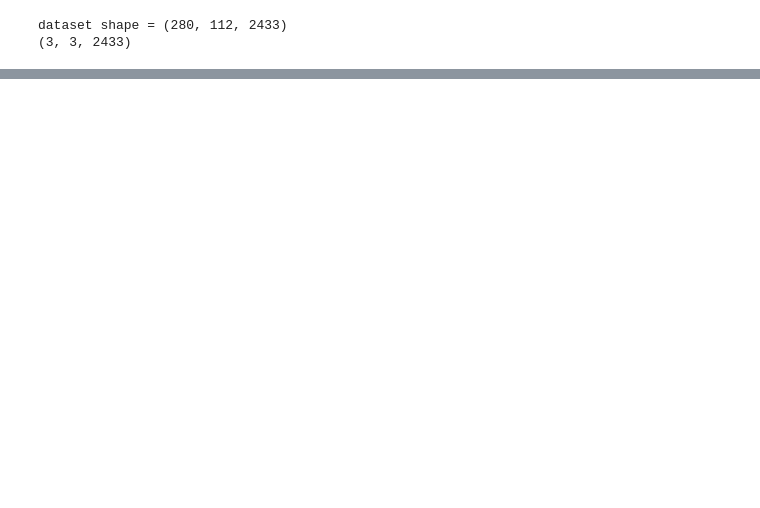
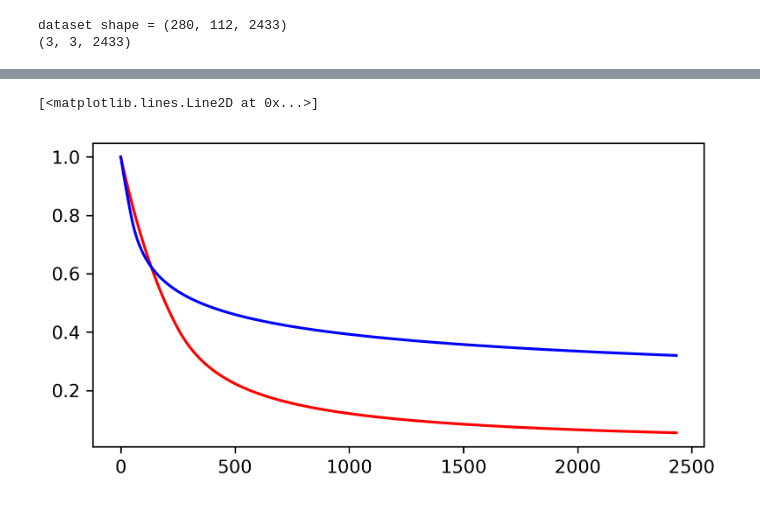
Before and after one commit to mhacarthur/downpy, a Jupyter notebook: codes/test_downscale.ipynb, the cells around one changed output, grey strips where cells are left out. Drawn from its saved outputs; the diff is of its cells as text; code cells hidden in the pictures; blank space fills up the shorter version.

```diff
--- a/codes/test_downscale.ipynb
+++ b/codes/test_downscale.ipynb
@@ -171,0 +316,16 @@ downres
+# %%
+xx = np.arange(2433)
+# corrL = down.int_corr(xx, (resdown['eps_d'], resdown['alp_d']), acftype, 25.3)
+# %%
+proj = ccrs.PlateCarree()
+
+fig = plt.figure(figsize=(6,3),dpi=300)
+gs = gridspec.GridSpec(1,1)
+
+# =======================================================================================================
+ax1 = plt.subplot(gs[0, 0])
+ax1.plot(xx, down.epl_fun(xx, downres['eps_s'], downres['alp_s']), '-r')
+ax1.plot(xx, down.epl_fun(xx, downres['eps_d'], downres['alp_d']), '-b')
+# %% [output]
+[<matplotlib.lines.Line2D at 0x...>]
+[figure, added]
```
Also changed, not shown: parts of 18 cells of this notebook, 7 other files.
